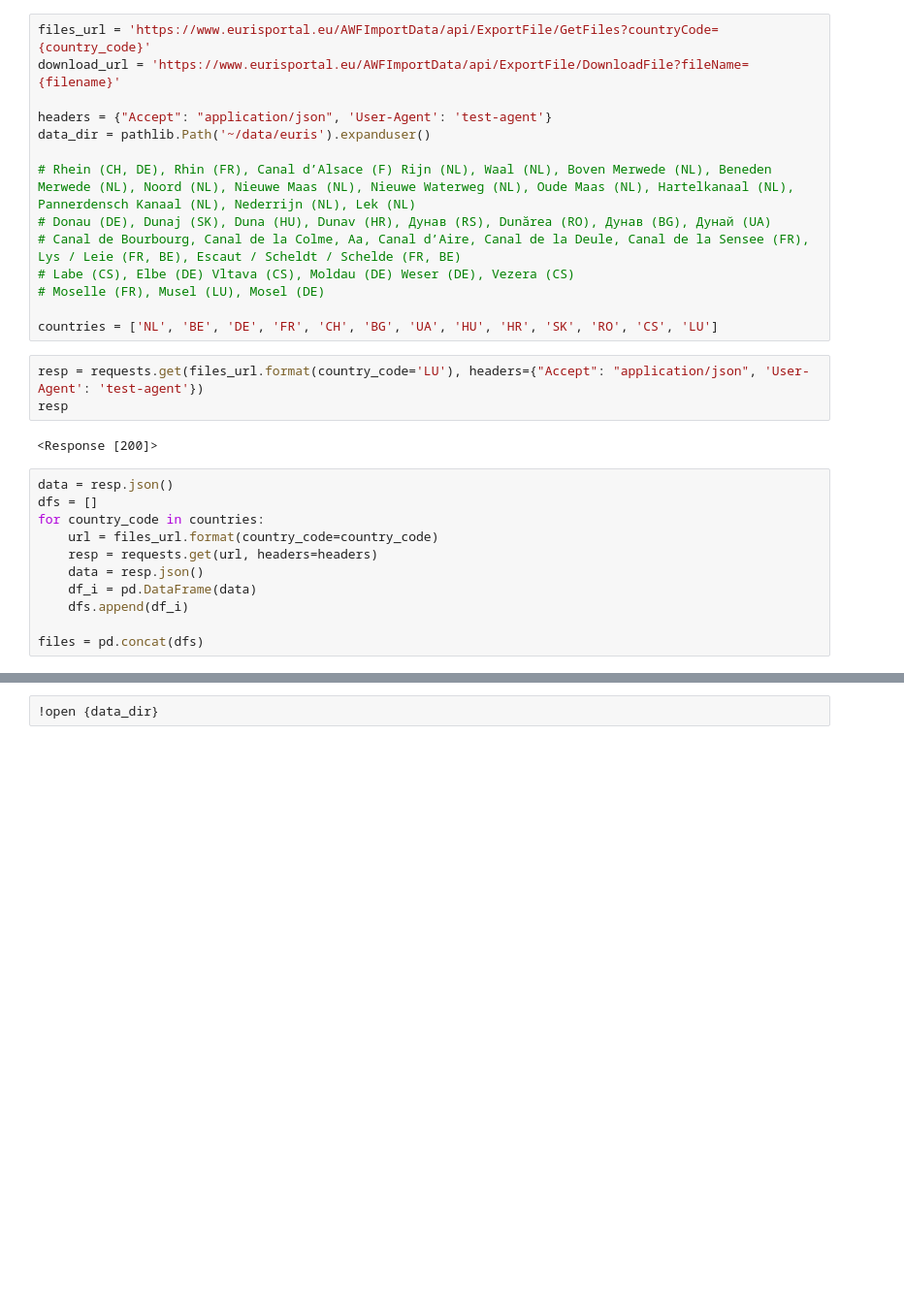
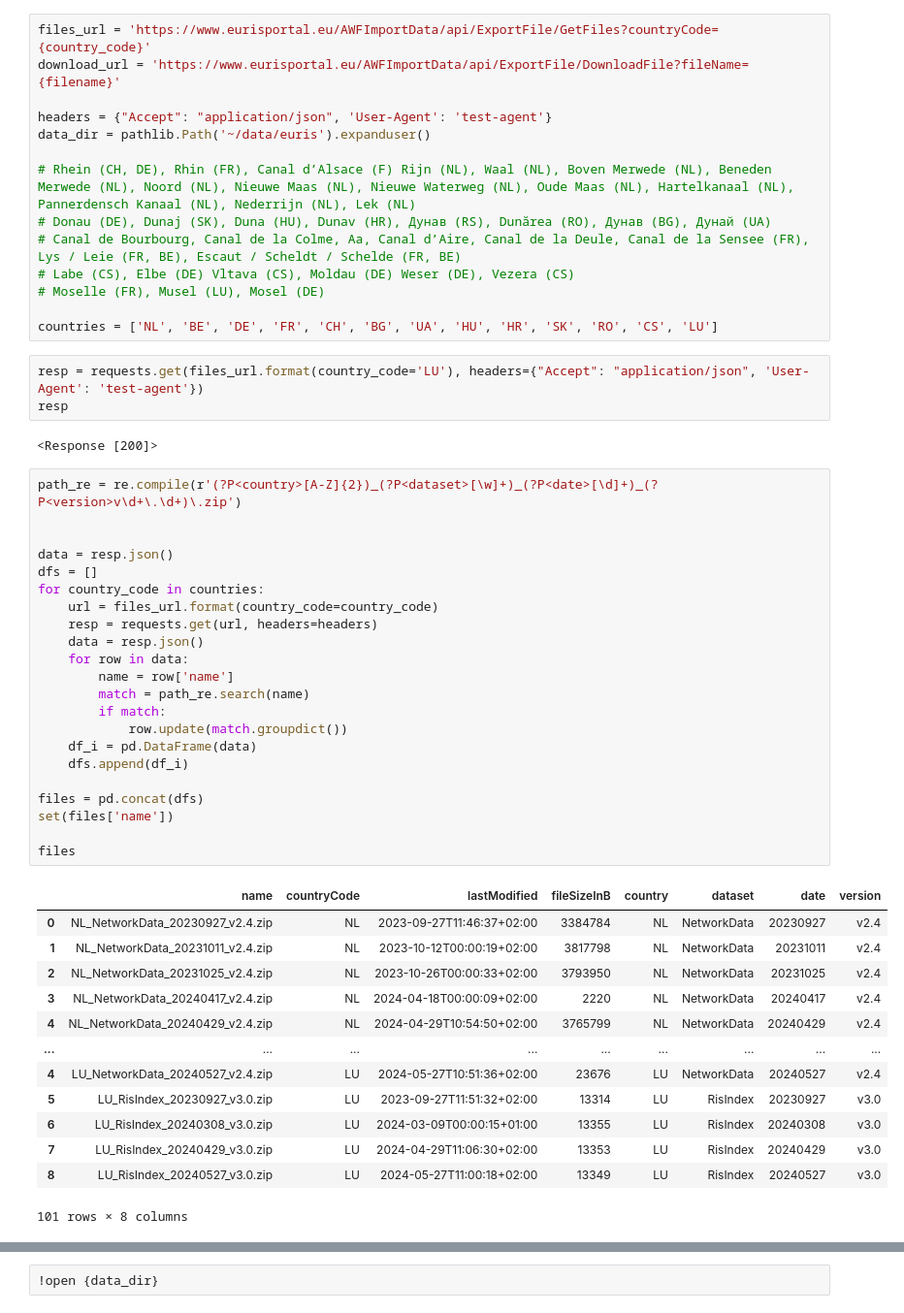
Before and after one commit to Deltares-research/digitaltwin-waterway, a Jupyter notebook: notebooks/euris-network/latest-downloads.ipynb, the cells around one changed output, grey strips where cells are left out. Shown at 97% size. Cells and saved outputs as stored; diff of their text form; blank space fills up the shorter version.

```diff
--- a/notebooks/euris-network/latest-downloads.ipynb
+++ b/notebooks/euris-network/latest-downloads.ipynb
@@ -24,14 +25,39 @@ resp
 # %% [output]
 <Response [200]>
 # %%
+path_re = re.compile(r'(?P<country>[A-Z]{2})_(?P<dataset>[\w]+)_(?P<date>[\d]+)_(?P<version>v\d+\.\d+)\.zip')
+
+
 data = resp.json()
 dfs = []
 for country_code in countries:
     url = files_url.format(country_code=country_code)
     resp = requests.get(url, headers=headers)
     data = resp.json()
+    for row in data:
+        name = row['name']
+        match = path_re.search(name)
+        if match:
+            row.update(match.groupdict())
     df_i = pd.DataFrame(data)
     dfs.append(df_i)
 
 files = pd.concat(dfs)
+set(files['name'])
+
+files
+# %% [output]
+|  | name | countryCode | lastModified | fileSizeInB | country | dataset | date | version |
+| 0 | NL_NetworkData_20230927_v2.4.zip | NL | 2023-09-27T11:46:37+02:00 | 3384784 | NL | NetworkData | 20230927 | v2.4 |
+| 1 | NL_NetworkData_20231011_v2.4.zip | NL | 2023-10-12T00:00:19+02:00 | 3817798 | NL | NetworkData | 20231011 | v2.4 |
+| 2 | NL_NetworkData_20231025_v2.4.zip | NL | 2023-10-26T00:00:33+02:00 | 3793950 | NL | NetworkData | 20231025 | v2.4 |
+| 3 | NL_NetworkData_20240417_v2.4.zip | NL | 2024-04-18T00:00:09+02:00 | 2220 | NL | NetworkData | 20240417 | v2.4 |
+| 4 | NL_NetworkData_20240429_v2.4.zip | NL | 2024-04-29T10:54:50+02:00 | 3765799 | NL | NetworkData | 20240429 | v2.4 |
+| ... | ... | ... | ... | ... | ... | ... | ... | ... |
+| 4 | LU_NetworkData_20240527_v2.4.zip | LU | 2024-05-27T10:51:36+02:00 | 23676 | LU | NetworkData | 20240527 | v2.4 |
+| 5 | LU_RisIndex_20230927_v3.0.zip | LU | 2023-09-27T11:51:32+02:00 | 13314 | LU | RisIndex | 20230927 | v3.0 |
+| 6 | LU_RisIndex_20240308_v3.0.zip | LU | 2024-03-09T00:00:15+01:00 | 13355 | LU | RisIndex | 20240308 | v3.0 |
+| 7 | LU_RisIndex_20240429_v3.0.zip | LU | 2024-04-29T11:06:30+02:00 | 13353 | LU | RisIndex | 20240429 | v3.0 |
+| 8 | LU_RisIndex_20240527_v3.0.zip | LU | 2024-05-27T11:00:18+02:00 | 13349 | LU | RisIndex | 20240527 | v3.0 |
+101 rows × 8 columns
 # %%
```
Also changed, not shown: parts of 4 cells of this notebook, 1 other file.
